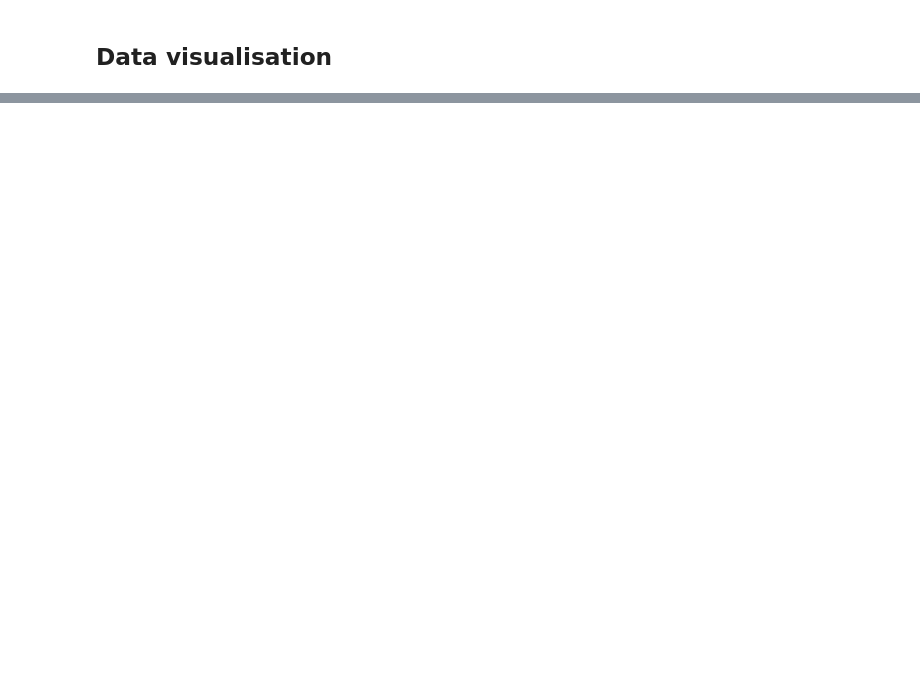
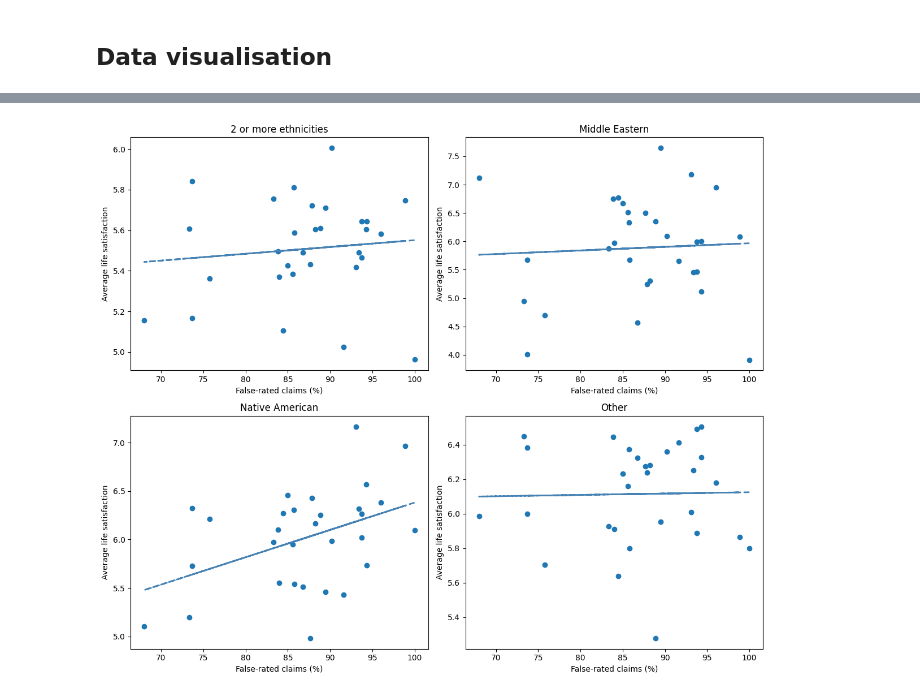
Before and after one commit to kallylxy2026/Team-25, a Jupyter notebook: Project_Lab.ipynb, the cells around one changed output, grey strips where cells are left out. Saved outputs shown, nothing was run; the diff lists cells and outputs as text; code cells hidden in the pictures; blank space fills up the shorter version.

Commit message:
put in the 4 ethnicities > middle eastern, 2 or more, native american, other

```diff
--- a/Project_Lab.ipynb
+++ b/Project_Lab.ipynb
@@ -1728,0 +1862,6 @@ plt.show()
+# %%
+# name the dataframes for the 4 demographic groups
+life_satisfaction_2ormore = pd.read_excel("life_satisfaction_2ormore.xlsx")
+life_satisfaction_middleeast = pd.read_excel("life_satisfaction_middleeast.xlsx")
+life_satisfaction_nativeamerican = pd.read_excel("life_satisfaction_nativeamerican.xlsx")
+life_satisfaction_other = pd.read_excel("life_satisfaction_other.xlsx")
@@ -1728,0 +2238,79 @@ plt.show()
+# %%
+# Plot of life satisfaction against false-rated claims percentage by ethnicity
+import matplotlib.pyplot as plt
+
+# 2 or more ethnicities
+
+plt.figure(figsize=(12, 10))
+
+plt.subplot(2,2,1)
+plt.scatter(
+    merged_data2ormore["false_percentage"],
+    merged_data2ormore["life_satisfaction_2ormore"]
+)
+
+plt.xlabel("False-rated claims (%)")
+plt.ylabel("Average life satisfaction")
+plt.title("2 or more ethnicities")
+
+x = merged_data2ormore["false_percentage"]
+y = merged_data2ormore["life_satisfaction_2ormore"]
+a, b = np.polyfit(x, y, 1)
+plt.plot(x, a*x+b, color='steelblue', linestyle='--', linewidth=2)
+
+
+# Middle Eastern
+
+plt.subplot(2,2,2)
+plt.scatter(
+    merged_datamiddleeast["false_percentage"],
+    merged_datamiddleeast["life_satisfaction_middleeast"]
+)
+
+plt.xlabel("False-rated claims (%)")
+plt.ylabel("Average life satisfaction")
+plt.title("Middle Eastern")
+
+x = merged_datamiddleeast["false_percentage"]
+y = merged_datamiddleeast["life_satisfaction_middleeast"]
+a, b = np.polyfit(x, y, 1)
+plt.plot(x, a*x+b, color='steelblue', linestyle='--', linewidth=2)
+
+
+# Native American
+
+plt.subplot(2,2,3)
+plt.scatter(
+    merged_datanativeamerican["false_percentage"],
+    merged_datanativeamerican["life_satisfaction_nativeamerican"]
+)
+
+plt.xlabel("False-rated claims (%)")
+plt.ylabel("Average life satisfaction")
+plt.title("Native American")
+x = merged_datanativeamerican["false_percentage"]
+y = merged_datanativeamerican["life_satisfaction_nativeamerican"]
+a, b = np.polyfit(x, y, 1)
+plt.plot(x, a*x+b, color='steelblue', linestyle='--', linewidth=2)
+
+
+# Other
+
+plt.subplot(2,2,4)
+plt.scatter(
+    merged_dataother["false_percentage"],
+    merged_dataother["life_satisfaction_other"]
+)
+
+plt.xlabel("False-rated claims (%)")
+plt.ylabel("Average life satisfaction")
+plt.title("Other")
+x = merged_dataother["false_percentage"]
+y = merged_dataother["life_satisfaction_other"]
+a, b = np.polyfit(x, y, 1)
+plt.plot(x, a*x+b, color='steelblue', linestyle='--', linewidth=2)
+
+plt.tight_layout()
+plt.show()
+# %% [output]
+[figure, added]
```
Also changed, not shown: parts of 14 cells of this notebook.
